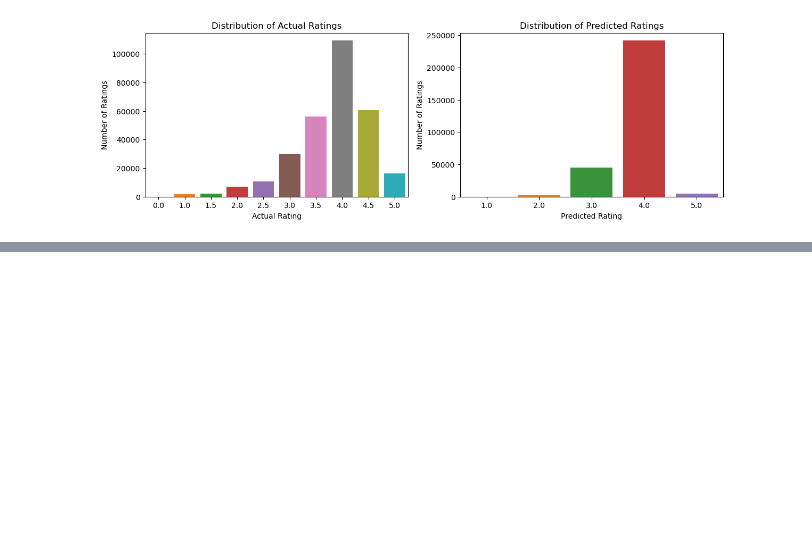
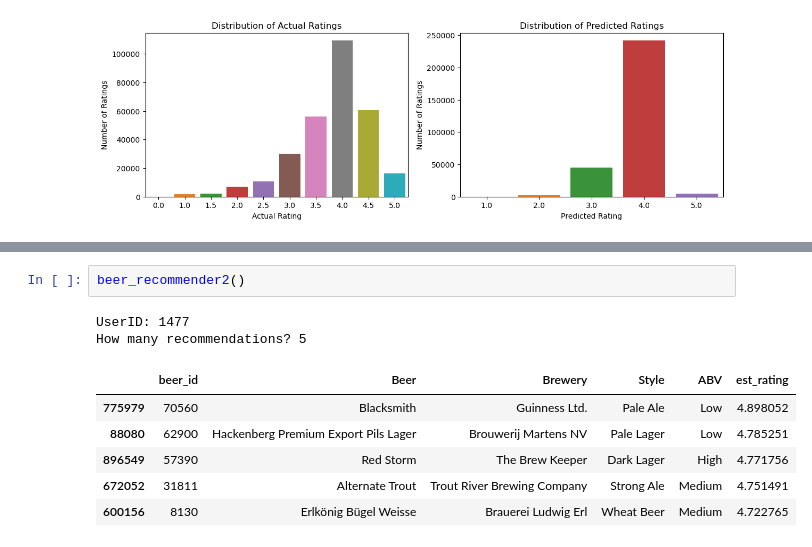
Before and after one commit to ashlidougherty/Beer-Recommender, a Jupyter notebook: CollabFiltering.ipynb, the cells around one changed output, grey strips where cells are left out. Saved outputs shown, nothing was run; the diff lists cells and outputs as text; blank space fills up the shorter version.

```diff
--- a/CollabFiltering.ipynb
+++ b/CollabFiltering.ipynb
@@ -509,0 +599,11 @@ KeyError: '10108'
+# %%
+beer_recommender2()
+# %% [output]
+UserID: 1477
+How many recommendations? 5
+|  | beer_id | Beer | Brewery | Style | ABV | est_rating |
+| 775979 | 70560 | Blacksmith | Guinness Ltd. | Pale Ale | Low | 4.898052 |
+| 88080 | 62900 | Hackenberg Premium Export Pils Lager | Brouwerij Martens NV | Pale Lager | Low | 4.785251 |
+| 896549 | 57390 | Red Storm | The Brew Keeper | Dark Lager | High | 4.771756 |
+| 672052 | 31811 | Alternate Trout | Trout River Brewing Company | Strong Ale | Medium | 4.751491 |
+| 600156 | 8130 | Erlkönig Bügel Weisse | Brauerei Ludwig Erl | Wheat Beer | Medium | 4.722765 |
```
Also changed, not shown: parts of 47 cells of this notebook.
